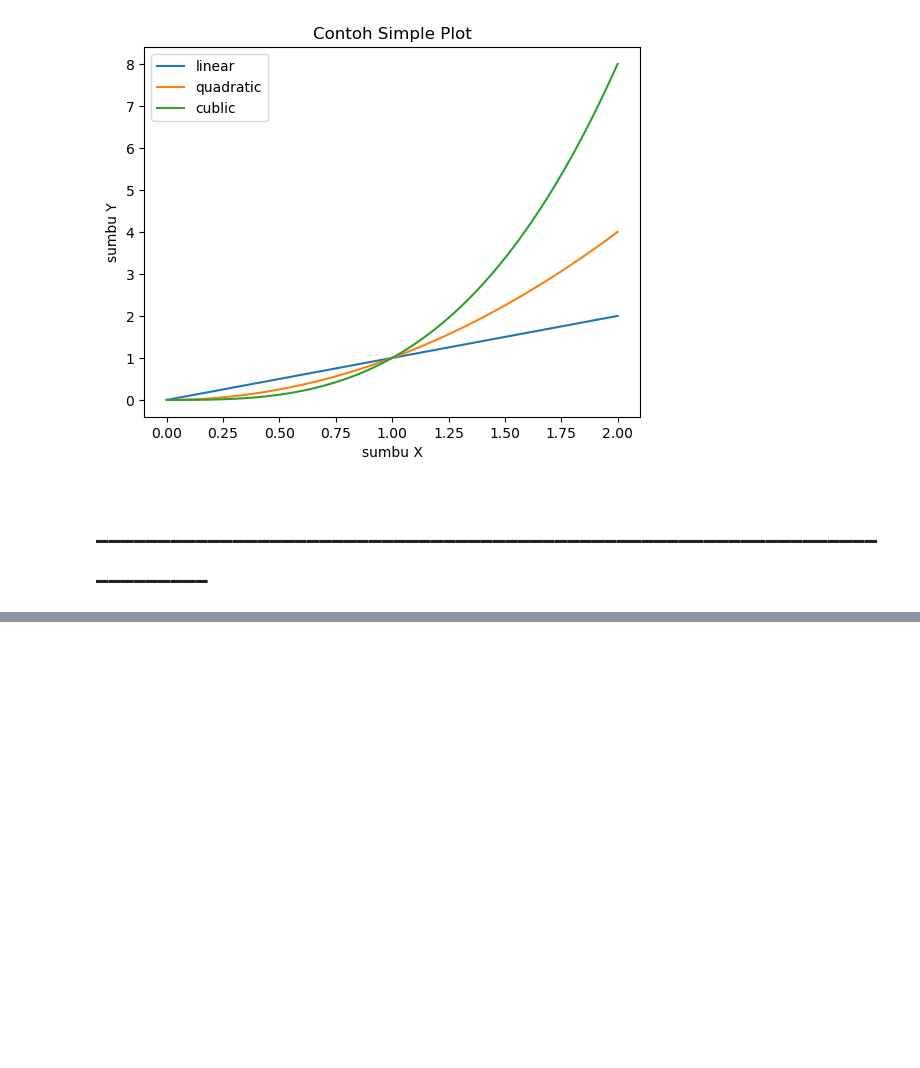
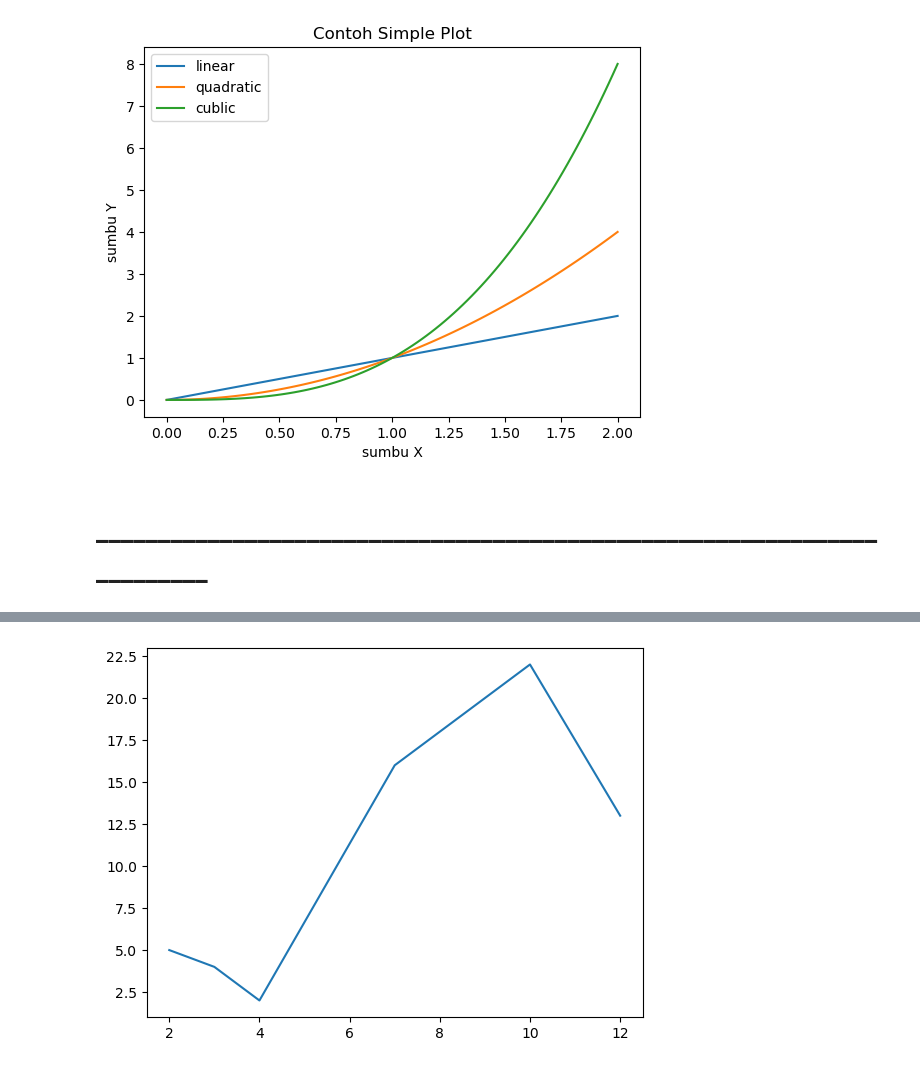
Before and after one commit to Edy-Mochamad/Learn-visualization-data, a Jupyter notebook: pengenalan-Matplotlib.ipynb, the cells around one changed output, grey strips where cells are left out. Saved outputs shown, nothing was run; the diff lists cells and outputs as text; code cells hidden in the pictures; blank space fills up the shorter version.

```diff
--- a/pengenalan-Matplotlib.ipynb
+++ b/pengenalan-Matplotlib.ipynb
@@ -148,0 +174,4 @@ plt.legend()
+# %%
+plt.plot([2, 3, 4, 7, 10, 12], [5, 4, 2, 16, 22, 13]);
+# %% [output]
+[figure, added]
```
Also changed, not shown: parts of 10 cells of this notebook.
